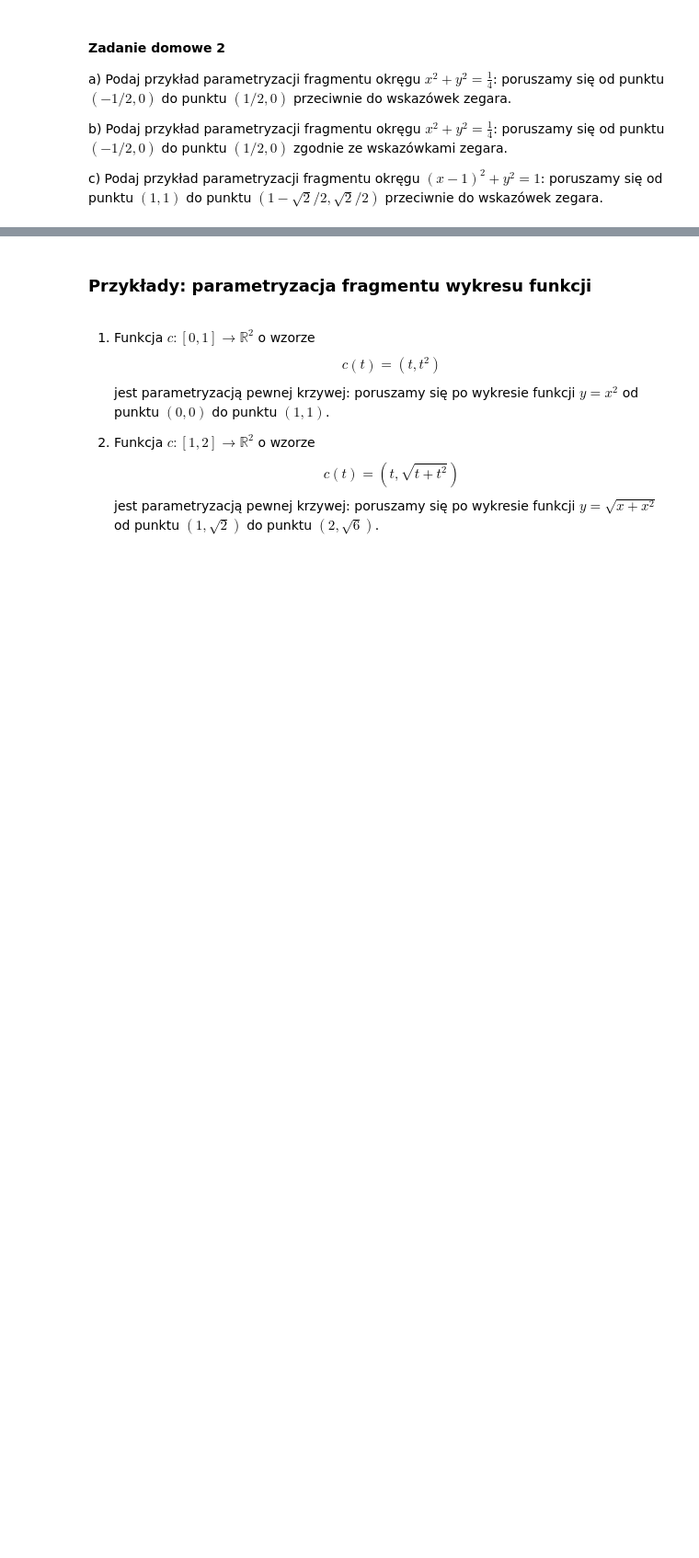
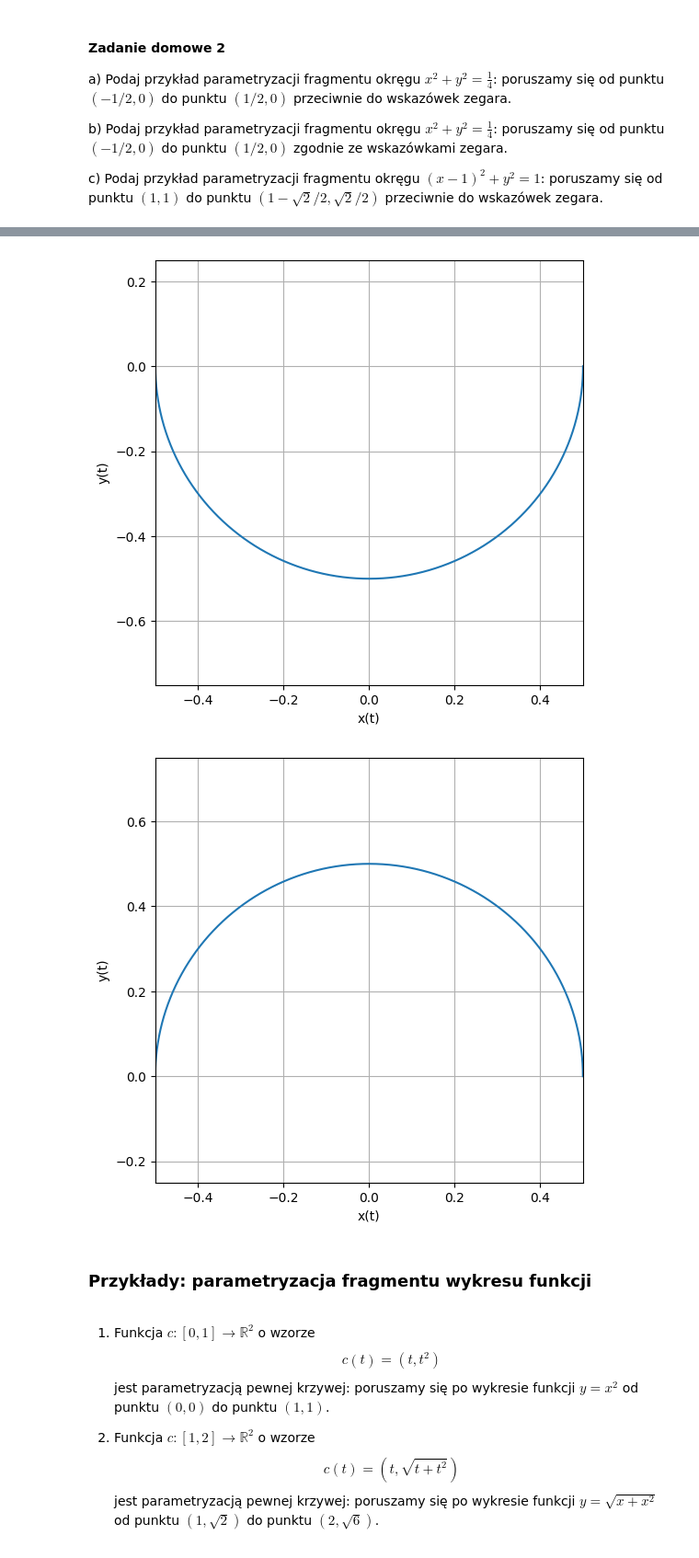
Before and after one commit to LamaInPijamas/analiza_matematyczna_2, a Jupyter notebook: Lab11/Lab_11.ipynb, the cells around one changed output, grey strips where cells are left out. Shown at 92% size. Drawn from its saved outputs; the diff is of its cells as text; code cells hidden in the pictures; blank space fills up the shorter version.

```diff
--- a/Lab11/Lab_11.ipynb
+++ b/Lab11/Lab_11.ipynb
@@ -72,3 +144,18 @@ $(1-\sqrt{2}/2,\sqrt{2}/2)$   przeciwnie do wskazówek zegara.
+# %%
+draw_parametric(
+  [np.pi, 2*np.pi],
+  lambda t: 1/2 * np.cos(t),
+  lambda t: 1/2 * np.sin(t),
+)
+
+draw_parametric(
+  [np.pi, 2*np.pi],
+  lambda t: 1/2 * np.cos(-t),
+  lambda t: 1/2 * np.sin(-t),
+)
+# %% [output]
+[figure, added]
+[figure, added]
 # %% [markdown]
 ### Przykłady: parametryzacja fragmentu wykresu funkcji
 # %% [markdown]
```
Also changed, not shown: parts of 6 cells of this notebook.
